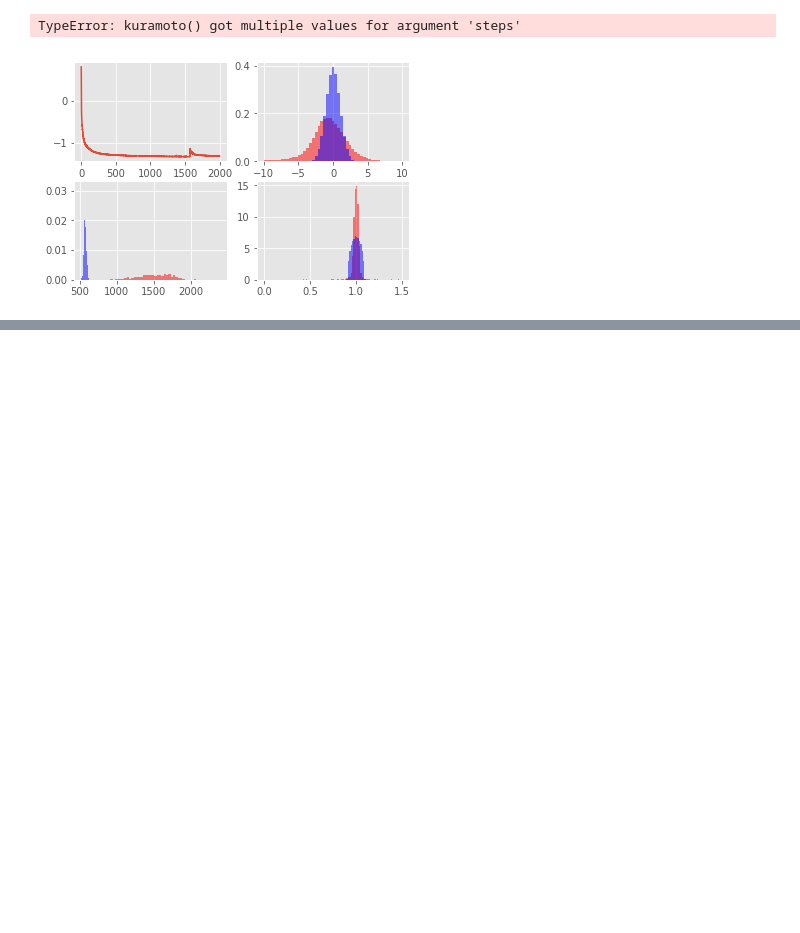
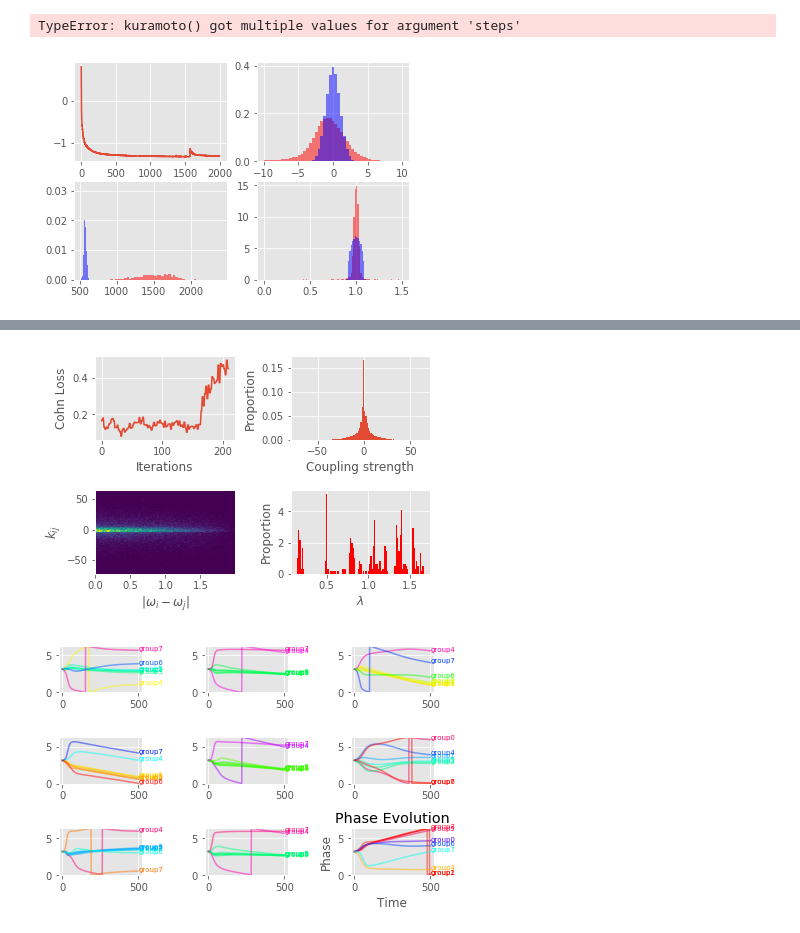
Before and after one commit to serre-lab/synchrony, a Jupyter notebook: notebooks/OptimizeCoupling.ipynb, the cells around one changed output, grey strips where cells are left out. Saved outputs shown, nothing was run; the diff lists cells and outputs as text; code cells hidden in the pictures; blank space fills up the shorter version.

Commit message:
Updated coupling notebook

```diff
--- a/notebooks/OptimizeCoupling.ipynb
+++ b/notebooks/OptimizeCoupling.ipynb
@@ -43,6 +45,8 @@ class connectivity_net(torch.nn.Module):
         else:
             self.num_out = num_in**2 + 1
         self.layers = torch.nn.Sequential(torch.nn.Linear(num_in, num_hid),
+                         torch.nn.ReLU(),
+                         torch.nn.Linear(num_hid,num_hid),
                          torch.nn.ReLU(),
                          torch.nn.Linear(num_hid,num_hid),
                          torch.nn.ReLU(),
@@ -110,6 +109,18 @@ def CosDiff(phases, masks, transform='linear',burn_in_prop=.5, eps=None):
     group_size = masks.sum(2)
     num_units  = phases.shape[-1]
     diff_mask  = torch.einsum('tgu,tgv->tguv',masks,masks).bool()
+    diff_mask  = torch.where(diff_mask, -1*torch.ones_like(diff_mask.long()), torch.ones_like(diff_mask.long()))
+    phase_diffs = diff_mask*torch.cos(phases.unsqueeze(-1) - phases.unsqueeze(-2)) / (num_units * (num_units - 1) / 2)
+    loss = phase_diffs.sum((-2,-1)) / group_size
+    return loss[-1*post_burn_in_steps:].mean()
+
+def CosDiff_batch(phases, masks, transform='linear',burn_in_prop=.5, eps=None):
+    T = phases.shape[0]
+    post_burn_in_steps = T - int(burn_in_prop * T)
+    num_groups = masks.shape[1]
+    group_size = masks.sum(2)
+    num_units  = phases.shape[-1]
+    diff_mask  = torch.einsum('bgu,bgv->bguv',masks,masks).bool()
     diff_mask  = torch.where(diff_mask, -1*torch.ones_like(diff_mask.long()), torch.ones_like(diff_mask.long()))
     phase_diffs = diff_mask*torch.cos(phases.unsqueeze(-1) - phases.unsqueeze(-2)) / (num_units * (num_units - 1) / 2)
     loss = phase_diffs.sum((-2,-1)) / group_size
@@ -150,19 +161,17 @@ def cohn_loss_batch(phases, masks, eps=1e-12, burn_in_prop=.5):
     group_size = masks.sum(2)
     group_size = torch.where(group_size == 0, torch.ones_like(group_size), group_size)
     T = phases.shape[0]
-    post_burn_in_steps = T - int(burn_in_prop * T)
+    burn_in_steps = int(burn_in_prop * T)
     masked_phases = phases.unsqueeze(2) * masks.unsqueeze(0)
     xx = torch.where(masks.bool(), torch.cos(masked_phases), torch.zeros_like(masked_phases))
     yy = torch.where(masks.bool(), torch.sin(masked_phases), torch.zeros_like(masked_phases))
     go = torch.sqrt((xx.sum(-1))**2 + (yy.sum(-1))**2) / group_size
     synch = 1 - go.sum(2)/num_groups
-
     mean_angles = torch.atan2(yy.sum(-1), xx.sum(-1))
     phase_diffs = mean_angles.unsqueeze(3) - mean_angles.unsqueeze(2)
     desynch = ((-1*torch.log(torch.abs(2*torch.sin(.5*(phase_diffs))) + eps))).sum((2,3)) / (num_groups)**2
     desynch -= c_min
-
-    loss = .5*(synch + desynch)[-1*post_burn_in_steps:,...]
+    loss = .5*(synch + desynch)[burn_in_steps:,...]
     return loss.mean()
 # %%
 def kuramoto(phases, omega, coupling, steps=50, alpha=.01):
@@ -463,0 +469,48 @@ plt.close()
+# %%
+# Display
+test_omega = omega_dist.sample(sample_shape=torch.Size([batch_size,num_units]))
+test_coupling = cn(omega)
+test_phase = kuramoto(init_phase, test_omega, test_coupling, steps=2*kura_steps,alpha=alpha)
+
+fig, axes = plt.subplots(2,2)
+
+axes[0,0].plot(lh)
+axes[0,0].set_xlabel('Iterations')
+axes[0,0].set_ylabel('Cohn Loss')
+cpl = []
+omg = []
+evals = []
+for _ in range(50):
+    omega = omega_dist.sample(sample_shape=torch.Size([batch_size,num_units]))
+    coupling = cn(omega)
+    evals.append(laplacian_spectrum(coupling[0,...].detach().numpy()))
+    cpl.append(coupling.detach().numpy())
+    tmp = omega.unsqueeze(2) - omega.unsqueeze(1)
+    omg.append(tmp.detach().numpy())
+omg = np.array(omg).reshape(-1)
+cpl = np.array(cpl).reshape(-1)
+axes[0,1].hist(cpl,100, density=True)
+axes[0,1].set_xlabel('Coupling strength')
+axes[0,1].set_ylabel('Proportion')
+# axes[1,0].scatter(np.abs(omg),cpl, alpha=.005)
+cmax = (cpl==0.0).sum() - 100
+axes[1,0].hist2d(np.abs(omg),cpl,bins=100,cmax=cmax)
+axes[1,0].set_xlabel(r'$|\omega_i - \omega_j|$')
+axes[1,0].set_ylabel(r'$k_{ij}$')
+# axes[1,0].set_ylim([cpl.min(), min(cpl.max(), cpl[cpl<0].max())])
+
+axes[1,1].hist(np.array(evals).reshape(-1), 100, color='r', density=True)
+axes[1,1].set_xlabel(r'$\lambda$')
+axes[1,1].set_ylabel('Proportion')
+plt.subplots_adjust(wspace=.4, hspace=.6)
+plt.show()
+plt.close()
+
+fig, axes = plt.subplots(3,3)
+for a, ax in enumerate(axes.reshape(-1)):
+    phase_evol(test_phase[:,a,...].unsqueeze(1).detach().numpy(), mask[a,...].unsqueeze(0).data.numpy(), ax=ax, action=None)
+plt.show()
+plt.close()
+# %% [output]
+[figure, added]
+[figure, added]
```
Also changed, not shown: parts of 6 cells of this notebook.
